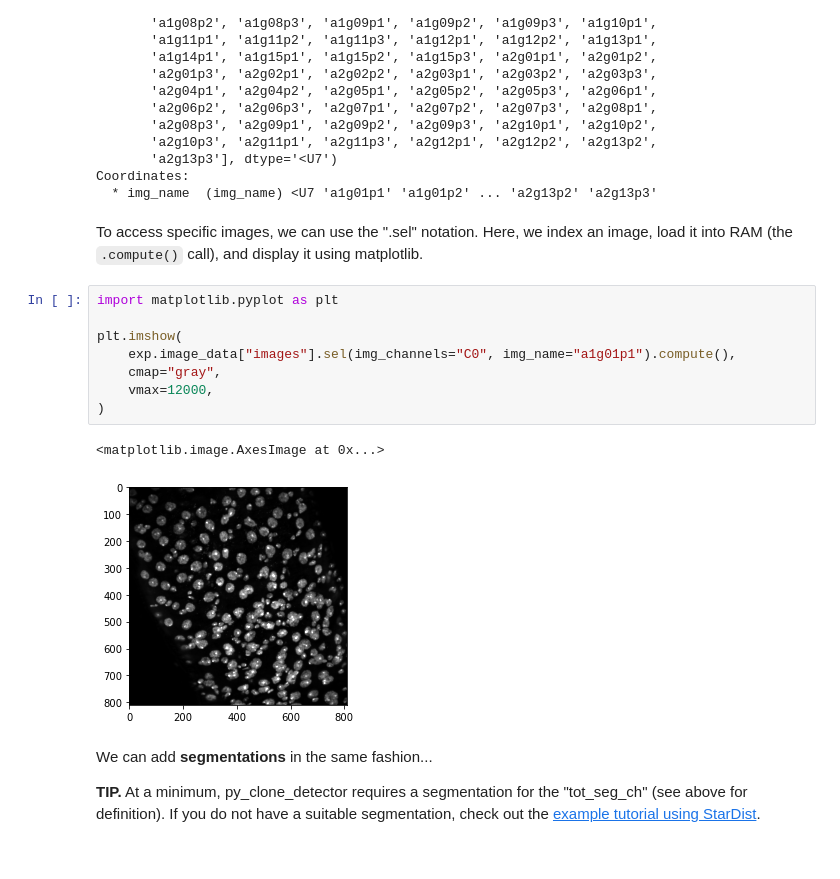
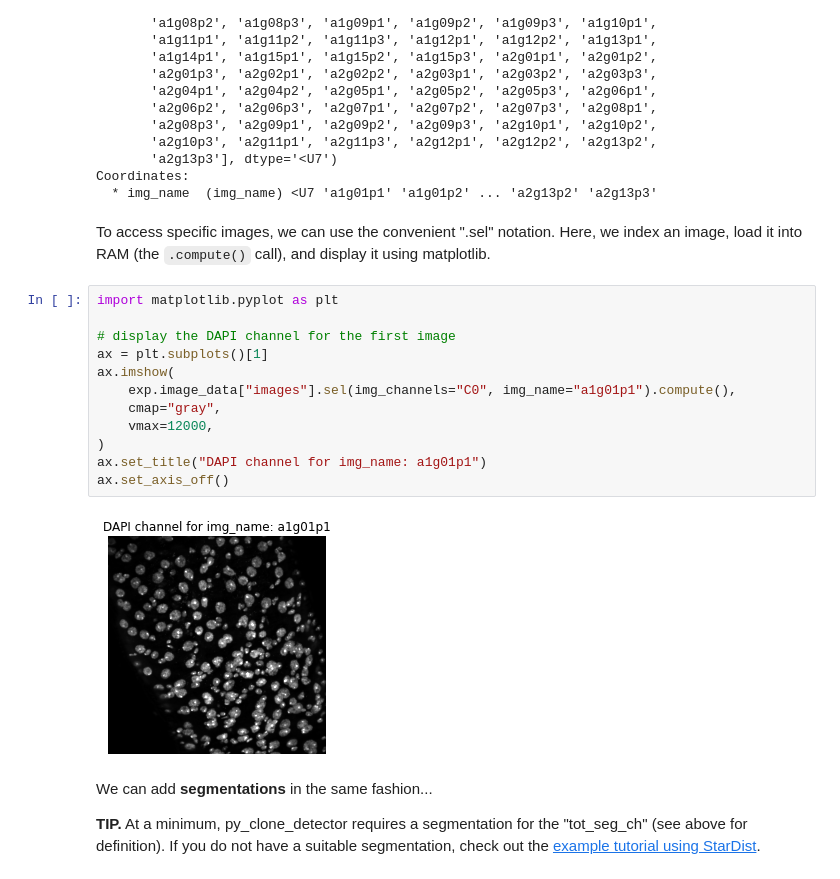
Before and after one commit to morriso1/clonedetective, a Jupyter notebook: 03_Tutorial_simple_walkthrough.ipynb, the cells around one changed output. Saved outputs shown, nothing was run; the diff lists cells and outputs as text.

```diff
--- a/03_Tutorial_simple_walkthrough.ipynb
+++ b/03_Tutorial_simple_walkthrough.ipynb
@@ -156,18 +156,21 @@ array(['a1g01p1', 'a1g01p2', 'a1g01p3', 'a1g02p1', 'a1g02p2', 'a1g02p3',
 Coordinates:
   * img_name  (img_name) <U7 'a1g01p1' 'a1g01p2' ... 'a2g13p2' 'a2g13p3'
 # %% [markdown]
-To access specific images, we can use the ".sel" notation. Here, we index an image, load it into RAM (the `.compute()` call), and display it using matplotlib.
+To access specific images, we can use the convenient ".sel" notation. Here, we index an image, load it into RAM (the `.compute()` call), and display it using matplotlib.
 # %%
 import matplotlib.pyplot as plt
 
-plt.imshow(
+# display the DAPI channel for the first image
+ax = plt.subplots()[1]
+ax.imshow(
     exp.image_data["images"].sel(img_channels="C0", img_name="a1g01p1").compute(),
     cmap="gray",
     vmax=12000,
 )
+ax.set_title("DAPI channel for img_name: a1g01p1")
+ax.set_axis_off()
 # %% [output]
-<matplotlib.image.AxesImage at 0x...>
-[figure, old version]
+[figure, new version]
 # %% [markdown]
 We can add **segmentations** in the same fashion...
 
```
Also changed, not shown: parts of 14 cells of this notebook, 6 other files.
